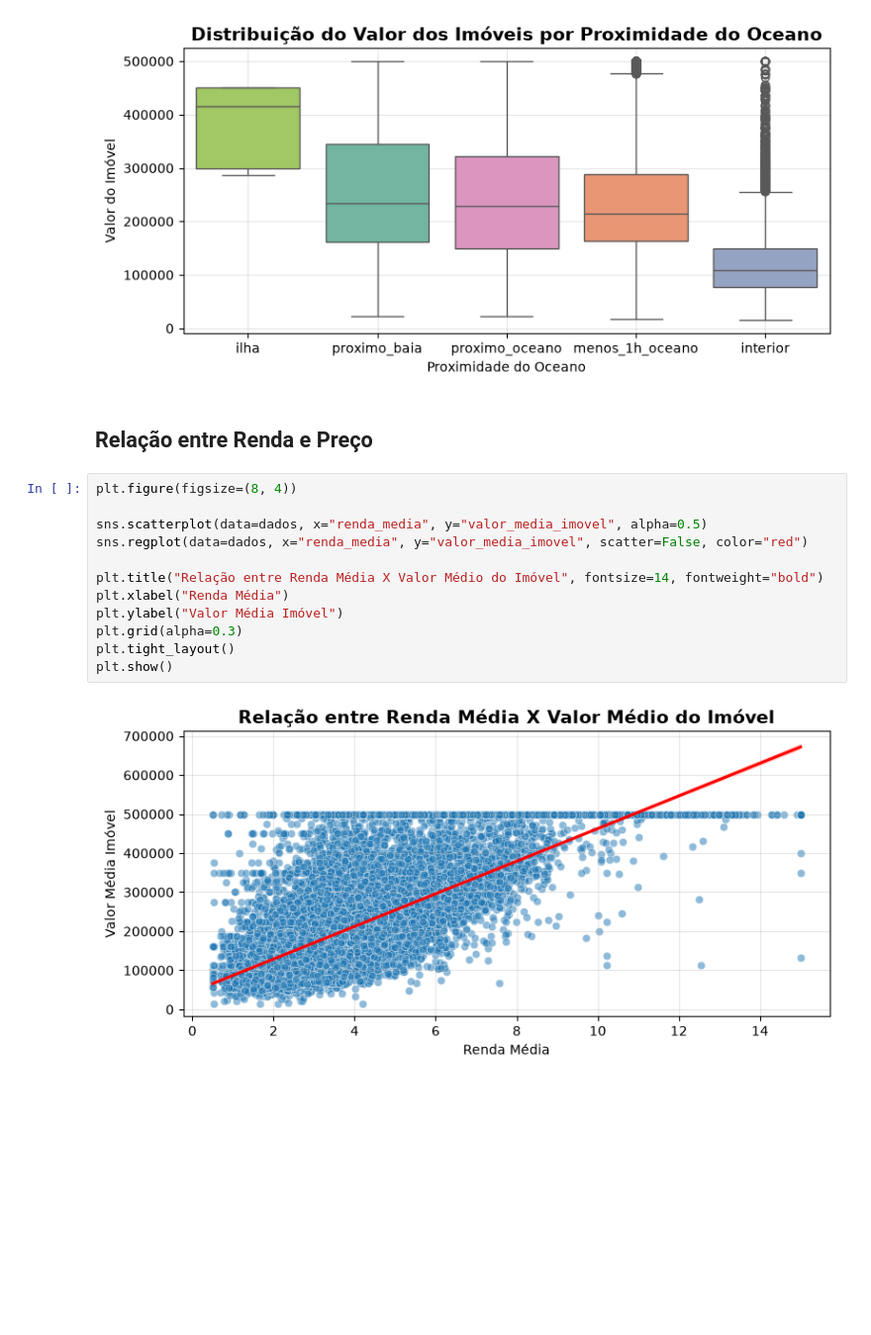
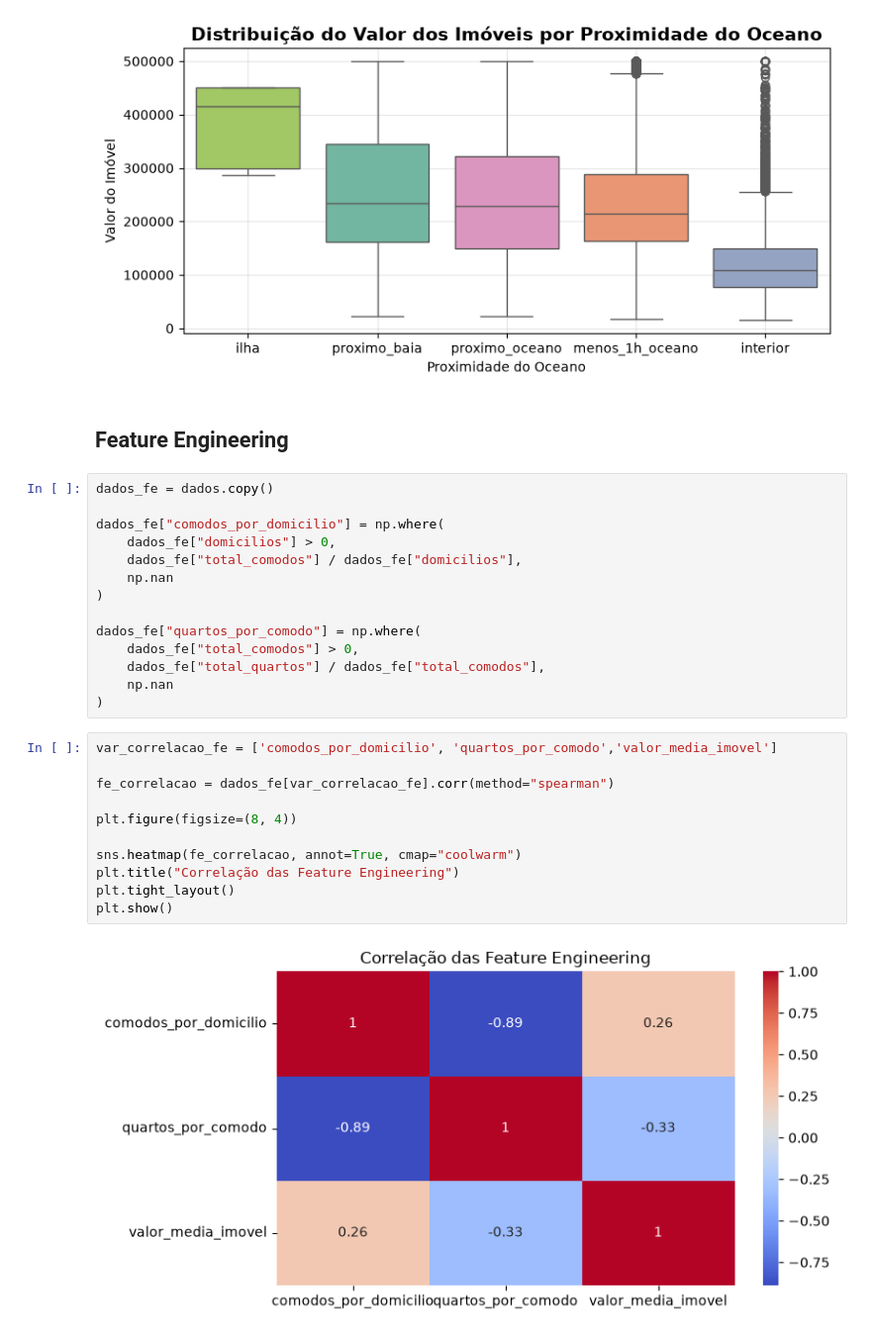
Before and after one commit to RenanTrevelim/california-housing-price-prediction, a Jupyter notebook: notebooks/02_analise_exploratoria.ipynb, the cells around one changed output. Shown at 99% size. Drawn from its saved outputs; the diff is of its cells as text; blank space fills up the shorter version.

```diff
--- a/notebooks/02_analise_exploratoria.ipynb
+++ b/notebooks/02_analise_exploratoria.ipynb
@@ -315,19 +331,32 @@ plt.tight_layout()
 plt.show()
 # %% [output]
 [figure]
-# %% [markdown]
-## Relação entre Renda e Preço
-# %%
-plt.figure(figsize=(8, 4))
-
-sns.scatterplot(data=dados, x="renda_media", y="valor_media_imovel", alpha=0.5)
-sns.regplot(data=dados, x="renda_media", y="valor_media_imovel", scatter=False, color="red")
-
-plt.title("Relação entre Renda Média X Valor Médio do Imóvel", fontsize=14, fontweight="bold")
-plt.xlabel("Renda Média")
-plt.ylabel("Valor Média Imóvel")
-plt.grid(alpha=0.3)
-plt.tight_layout()
-plt.show()
-# %% [output]
-[figure, removed]
+# %% [markdown]
+## Feature Engineering
+# %%
+dados_fe = dados.copy()
+
+dados_fe["comodos_por_domicilio"] = np.where(
+    dados_fe["domicilios"] > 0,
+    dados_fe["total_comodos"] / dados_fe["domicilios"],
+    np.nan
+)
+
+dados_fe["quartos_por_comodo"] = np.where(
+    dados_fe["total_comodos"] > 0,
+    dados_fe["total_quartos"] / dados_fe["total_comodos"],
+    np.nan
+)
+# %%
+var_correlacao_fe = ['comodos_por_domicilio', 'quartos_por_comodo','valor_media_imovel']
+
+fe_correlacao = dados_fe[var_correlacao_fe].corr(method="spearman")
+
+plt.figure(figsize=(8, 4))
+
+sns.heatmap(fe_correlacao, annot=True, cmap="coolwarm")
+plt.title("Correlação das Feature Engineering")
+plt.tight_layout()
+plt.show()
+# %% [output]
+[figure, added]
```
Also changed, not shown: parts of 4 cells of this notebook, 2 other files.
